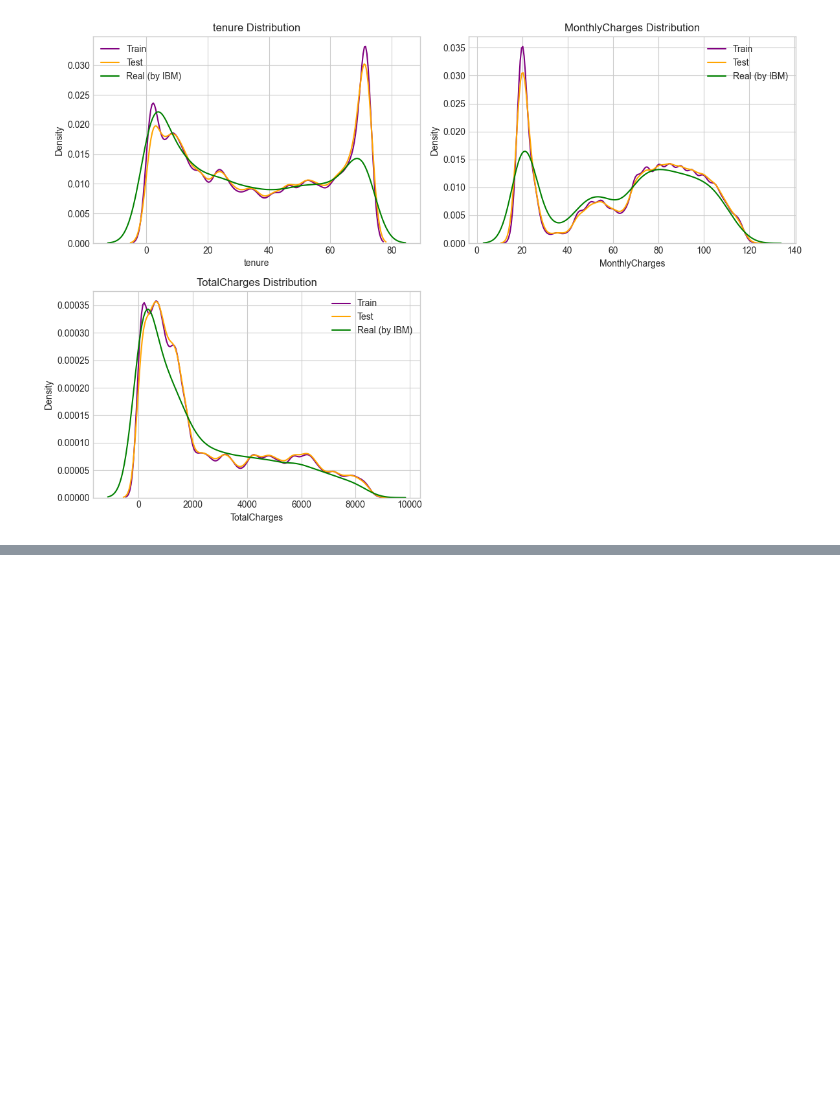
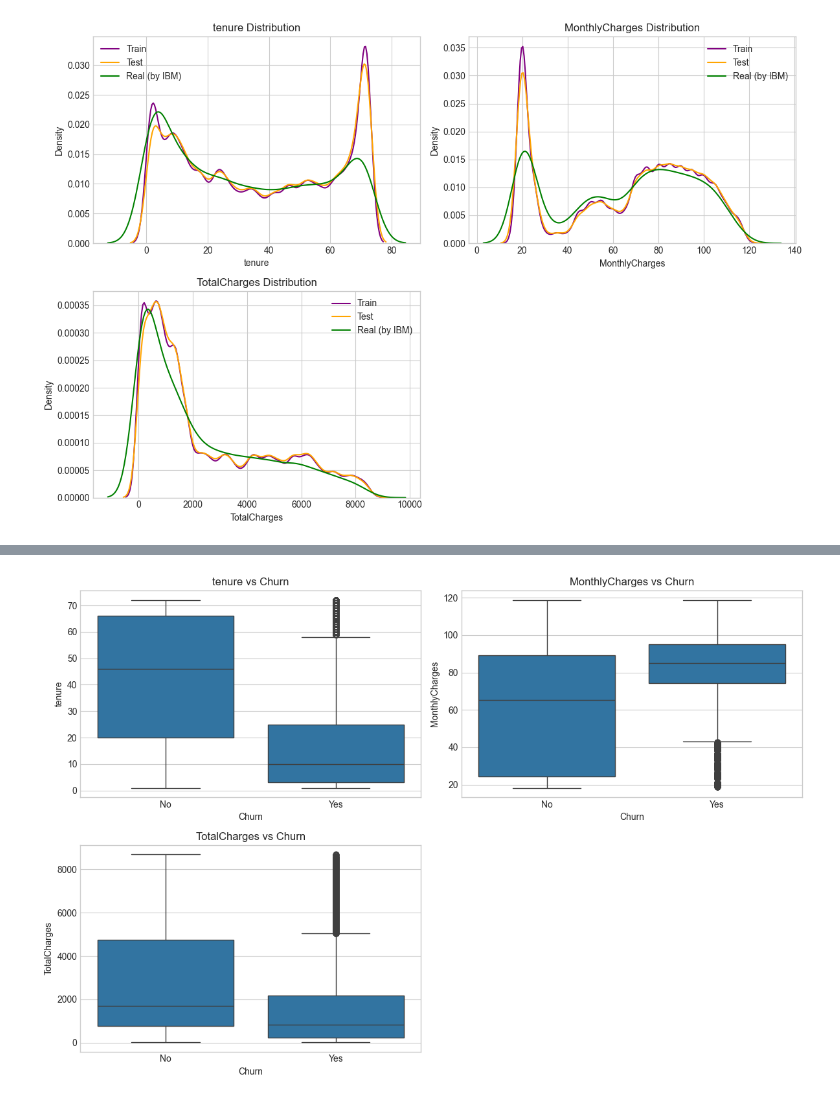
Before and after one commit to Aryan-Kaisth/Kaggle-Competitions, a Jupyter notebook: S6E3-Customer-Churn/notebooks/EDA.ipynb, the cells around one changed output, grey strips where cells are left out. Saved outputs shown, nothing was run; the diff lists cells and outputs as text; code cells hidden in the pictures; blank space fills up the shorter version.

```diff
--- a/S6E3-Customer-Churn/notebooks/EDA.ipynb
+++ b/S6E3-Customer-Churn/notebooks/EDA.ipynb
@@ -183,0 +322,28 @@ plt.show()
+# %%
+n = len(num_cols)
+cols = 2
+rows = math.ceil(n / cols)
+
+fig, axes = plt.subplots(rows, cols, figsize=(6 * cols, 4 * rows))
+axes = axes.flatten()
+
+for i, col in enumerate(num_cols):
+
+    sns.boxplot(
+        data=train,
+        x="Churn",
+        y=col,
+        ax=axes[i]
+    )
+
+    axes[i].set_title(f"{col} vs Churn")
+    axes[i].set_xlabel("Churn")
+    axes[i].set_ylabel(col)
+
+for ax in axes[n:]:
+    fig.delaxes(ax)
+
+plt.tight_layout()
+plt.show()
+# %% [output]
+[figure, added]
```
Also changed, not shown: parts of 16 cells of this notebook.
